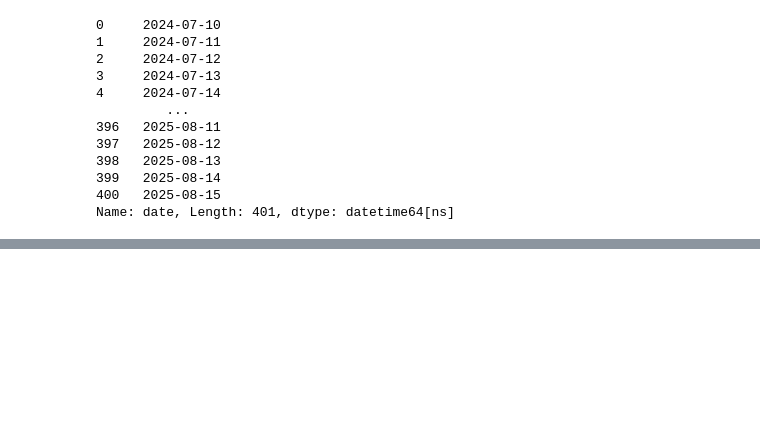
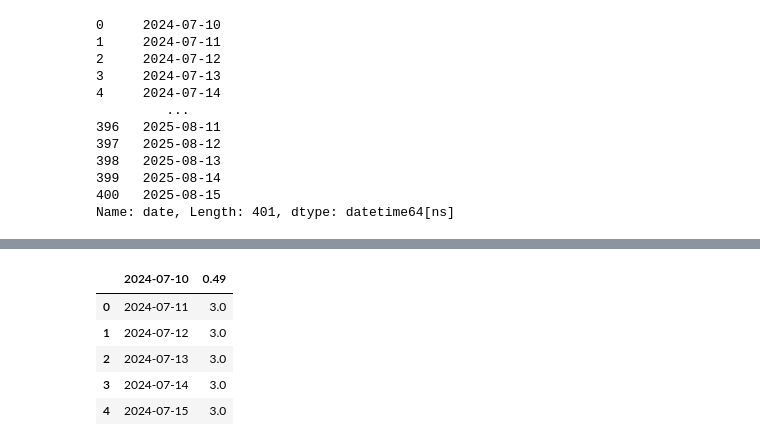
Before and after one commit to william-wilhoite/mtg-tournament-expenses, a Jupyter notebook: main.ipynb, the cells around one changed output, grey strips where cells are left out. Saved outputs shown, nothing was run; the diff lists cells and outputs as text; code cells hidden in the pictures; blank space fills up the shorter version.

```diff
--- a/main.ipynb
+++ b/main.ipynb
@@ -197,0 +263,9 @@ price_csv_dict
+# %%
+test_df.head()
+# %% [output]
+|  | 2024-07-10 | 0.49 |
+| 0 | 2024-07-11 | 3.0 |
+| 1 | 2024-07-12 | 3.0 |
+| 2 | 2024-07-13 | 3.0 |
+| 3 | 2024-07-14 | 3.0 |
+| 4 | 2024-07-15 | 3.0 |
```
Also changed, not shown: parts of 28 cells of this notebook, 3 other files.
